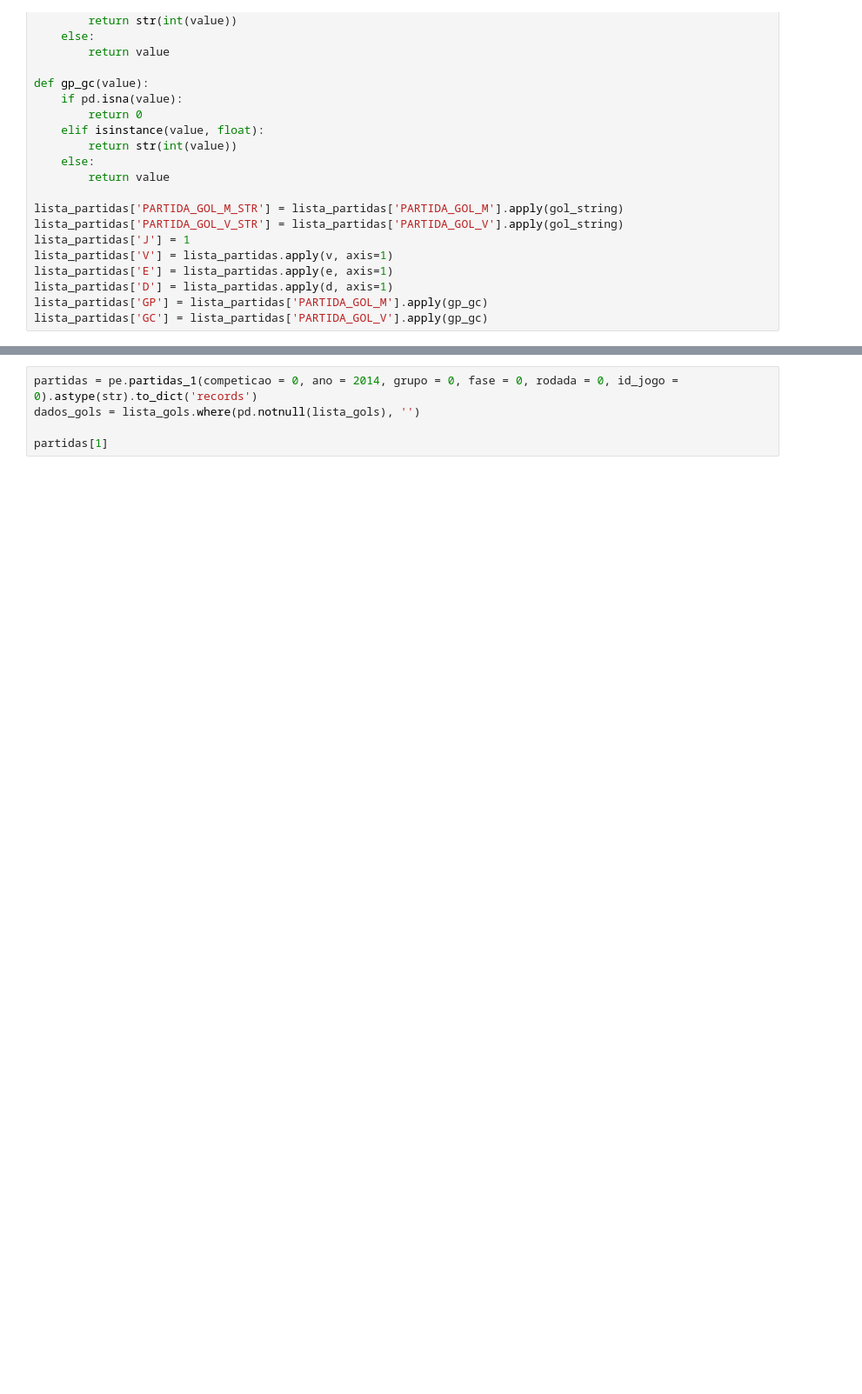
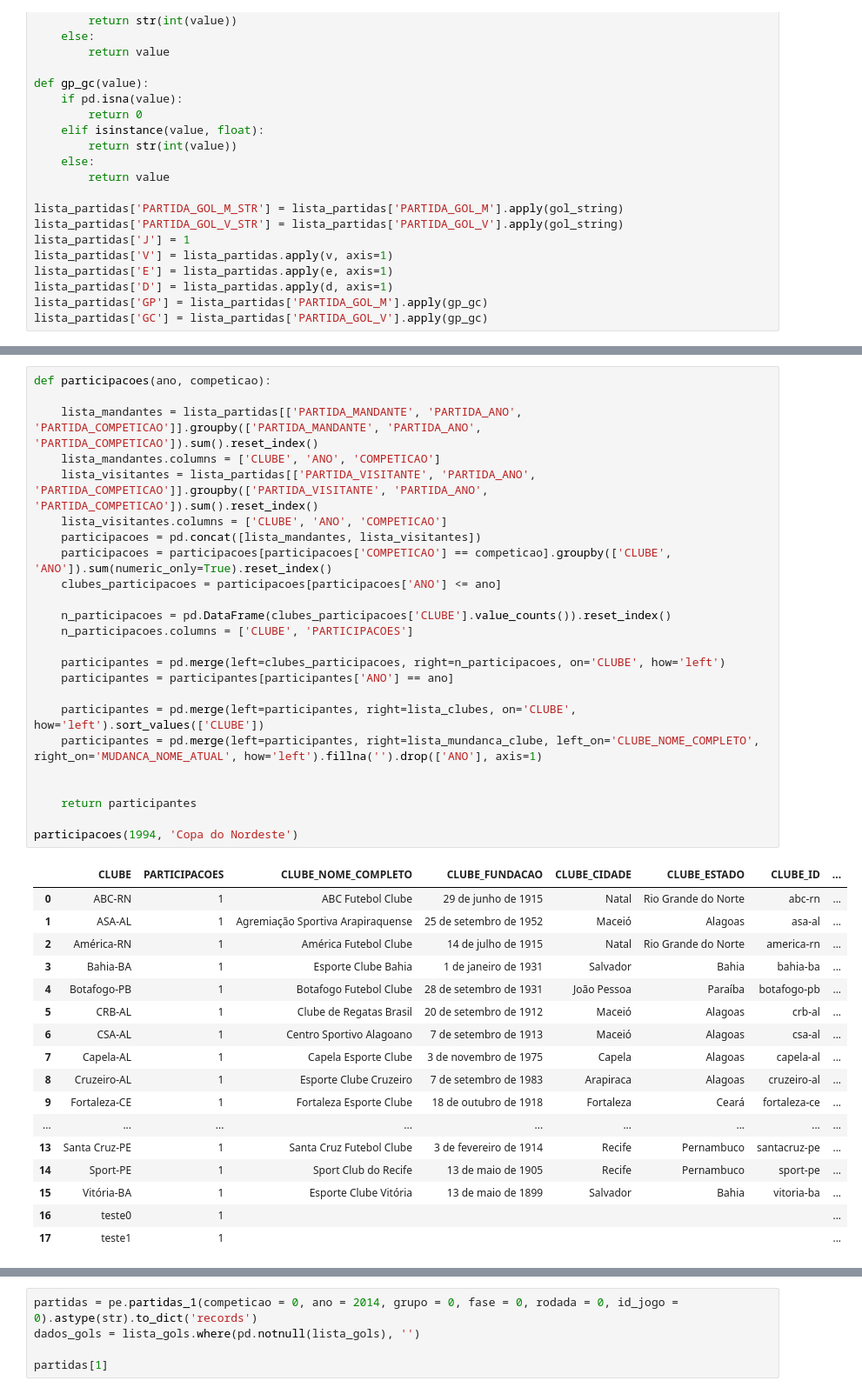
Before and after one commit to PericlesSavio/API_PE, a Jupyter notebook: teste2.ipynb, the cells around one changed output, grey strips where cells are left out. Shown: that part at 87% size. Drawn from its saved outputs; the diff is of its cells as text; blank space fills up the shorter version.

```diff
--- a/teste2.ipynb
+++ b/teste2.ipynb
@@ -107,0 +117,42 @@ KeyError: 'PARTIDA_ID'
+# %%
+def participacoes(ano, competicao):
+
+    lista_mandantes = lista_partidas[['PARTIDA_MANDANTE', 'PARTIDA_ANO', 'PARTIDA_COMPETICAO']].groupby(['PARTIDA_MANDANTE', 'PARTIDA_ANO', 'PARTIDA_COMPETICAO']).sum().reset_index()
+    lista_mandantes.columns = ['CLUBE', 'ANO', 'COMPETICAO']
+    lista_visitantes = lista_partidas[['PARTIDA_VISITANTE', 'PARTIDA_ANO', 'PARTIDA_COMPETICAO']].groupby(['PARTIDA_VISITANTE', 'PARTIDA_ANO', 'PARTIDA_COMPETICAO']).sum().reset_index()
+    lista_visitantes.columns = ['CLUBE', 'ANO', 'COMPETICAO']
+    participacoes = pd.concat([lista_mandantes, lista_visitantes])
+    participacoes = participacoes[participacoes['COMPETICAO'] == competicao].groupby(['CLUBE', 'ANO']).sum(numeric_only=True).reset_index()
+    clubes_participacoes = participacoes[participacoes['ANO'] <= ano]
+
+    n_participacoes = pd.DataFrame(clubes_participacoes['CLUBE'].value_counts()).reset_index()
+    n_participacoes.columns = ['CLUBE', 'PARTICIPACOES']
+
+    participantes = pd.merge(left=clubes_participacoes, right=n_participacoes, on='CLUBE', how='left')
+    participantes = participantes[participantes['ANO'] == ano]
+
+    participantes = pd.merge(left=participantes, right=lista_clubes, on='CLUBE', how='left').sort_values(['CLUBE'])
+    participantes = pd.merge(left=participantes, right=lista_mundanca_clube, left_on='CLUBE_NOME_COMPLETO', right_on='MUDANCA_NOME_ATUAL', how='left').fillna('').drop(['ANO'], axis=1)
+
+
+    return participantes
+
+participacoes(1994, 'Copa do Nordeste')
+# %% [output]
+|  | CLUBE | PARTICIPACOES | CLUBE_NOME_COMPLETO | CLUBE_FUNDACAO | CLUBE_CIDADE | CLUBE_ESTADO | CLUBE_ID | ... |
+| 0 | ABC-RN | 1 | ABC Futebol Clube | 29 de junho de 1915 | Natal | Rio Grande do Norte | abc-rn | ... |
+| 1 | ASA-AL | 1 | Agremiação Sportiva Arapiraquense | 25 de setembro de 1952 | Maceió | Alagoas | asa-al | ... |
+| 2 | América-RN | 1 | América Futebol Clube | 14 de julho de 1915 | Natal | Rio Grande do Norte | america-rn | ... |
+| 3 | Bahia-BA | 1 | Esporte Clube Bahia | 1 de janeiro de 1931 | Salvador | Bahia | bahia-ba | ... |
+| 4 | Botafogo-PB | 1 | Botafogo Futebol Clube | 28 de setembro de 1931 | João Pessoa | Paraíba | botafogo-pb | ... |
+| 5 | CRB-AL | 1 | Clube de Regatas Brasil | 20 de setembro de 1912 | Maceió | Alagoas | crb-al | ... |
+| 6 | CSA-AL | 1 | Centro Sportivo Alagoano | 7 de setembro de 1913 | Maceió | Alagoas | csa-al | ... |
+| 7 | Capela-AL | 1 | Capela Esporte Clube | 3 de novembro de 1975 | Capela | Alagoas | capela-al | ... |
+| 8 | Cruzeiro-AL | 1 | Esporte Clube Cruzeiro | 7 de setembro de 1983 | Arapiraca | Alagoas | cruzeiro-al | ... |
+| 9 | Fortaleza-CE | 1 | Fortaleza Esporte Clube | 18 de outubro de 1918 | Fortaleza | Ceará | fortaleza-ce | ... |
+| ... | ... | ... | ... | ... | ... | ... | ... | ... |
+| 13 | Santa Cruz-PE | 1 | Santa Cruz Futebol Clube | 3 de fevereiro de 1914 | Recife | Pernambuco | santacruz-pe | ... |
+| 14 | Sport-PE | 1 | Sport Club do Recife | 13 de maio de 1905 | Recife | Pernambuco | sport-pe | ... |
+| 15 | Vitória-BA | 1 | Esporte Clube Vitória | 13 de maio de 1899 | Salvador | Bahia | vitoria-ba | ... |
+| 16 | teste0 | 1 |  |  |  |  |  | ... |
+| 17 | teste1 | 1 |  |  |  |  |  | ... |
```
Also changed, not shown: parts of 5 cells of this notebook, 3 other files.
